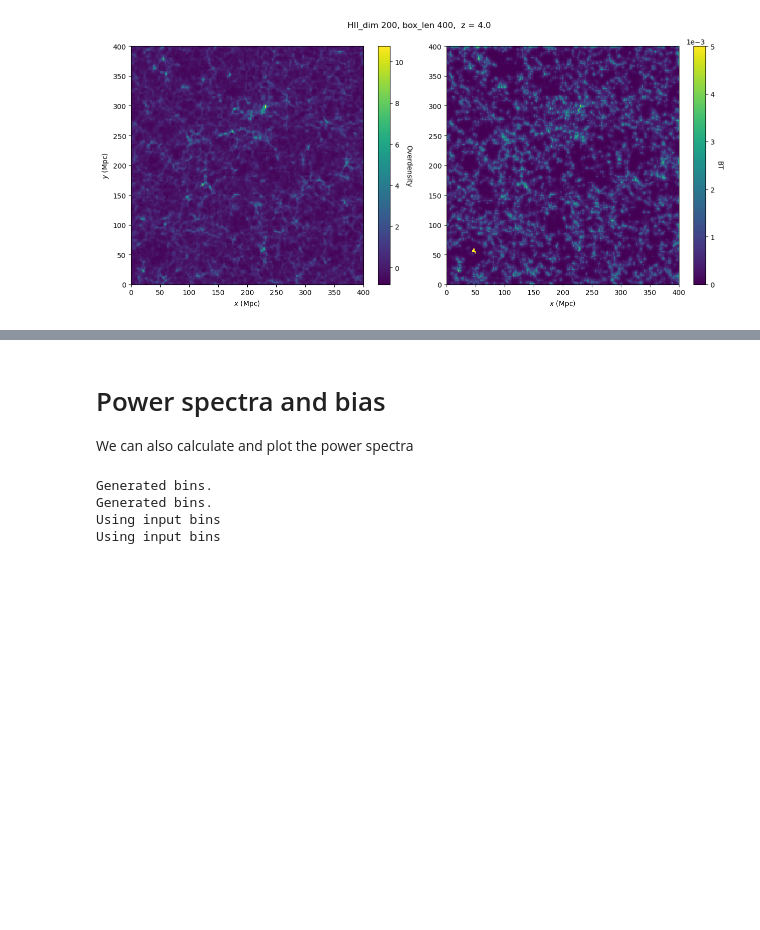
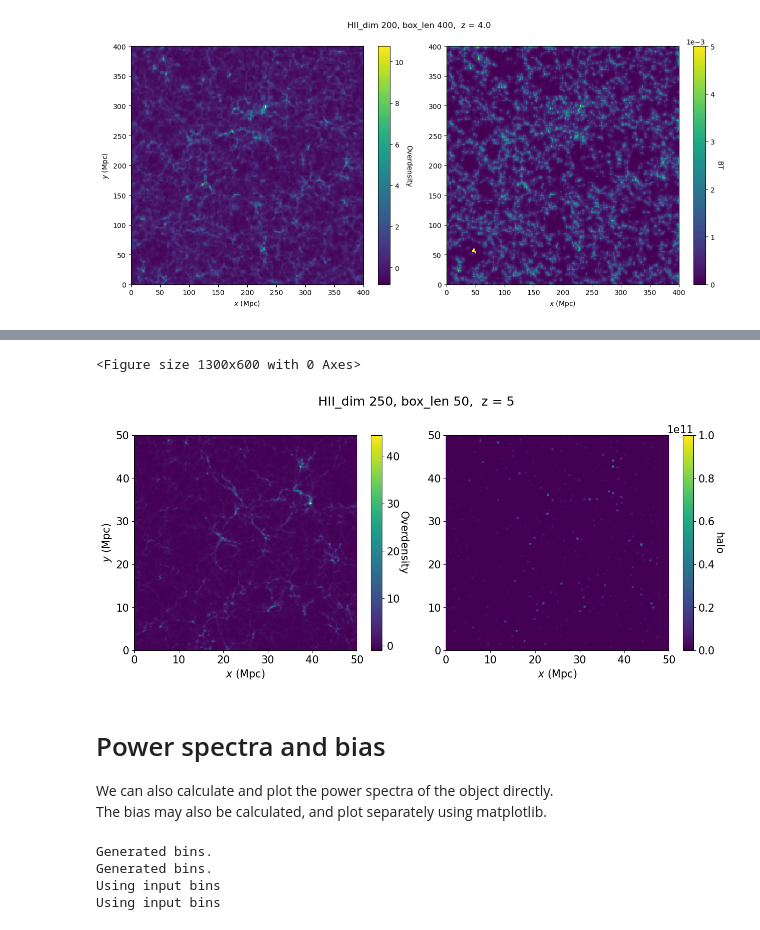
Before and after one commit to raxquax123/postEoR, a Jupyter notebook: examples.ipynb, the cells around one changed output, grey strips where cells are left out. Cells and saved outputs as stored; diff of their text form; code cells hidden in the pictures; blank space fills up the shorter version.

```diff
--- a/examples.ipynb
+++ b/examples.ipynb
@@ -57,6 +100,12 @@ cone.plot_slice(field="BT", vmax=0.005)
+# %%
+box.plot_slice(field="halo", vmax=1e11)
+# %% [output]
+<Figure size 1300x600 with 0 Axes>
+[figure, added]
 # %% [markdown]
 # Power spectra and bias
 
-We can also calculate and plot the power spectra
+We can also calculate and plot the power spectra of the object directly. <br>
+The bias may also be calculated, and plot separately using matplotlib.
 # %%
 import matplotlib.pyplot as plt
```
Also changed, not shown: parts of 11 cells of this notebook, 5 other files.
